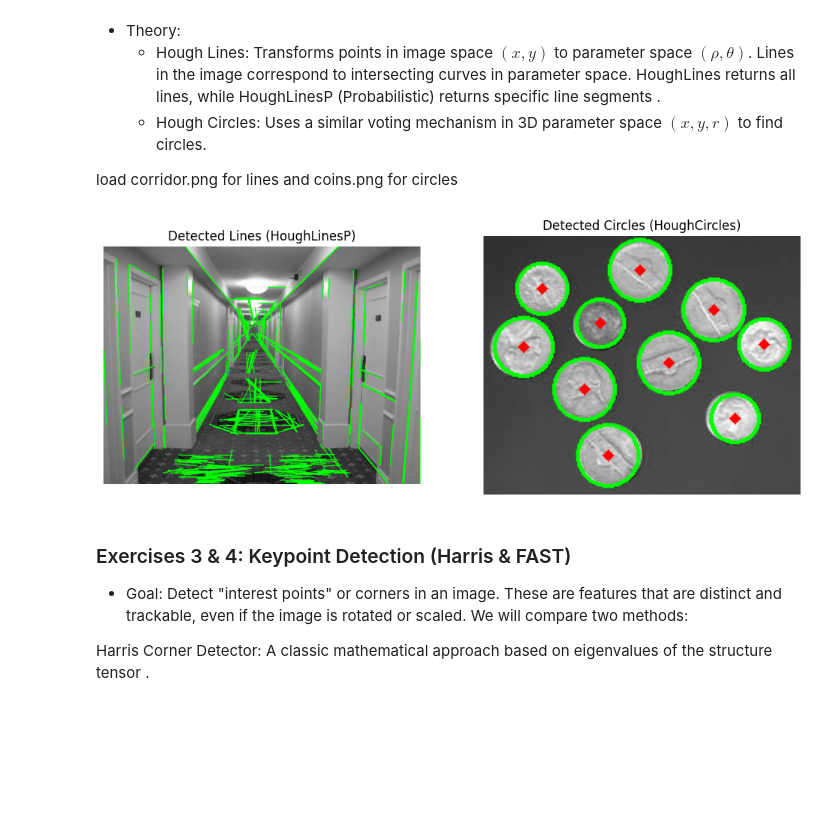
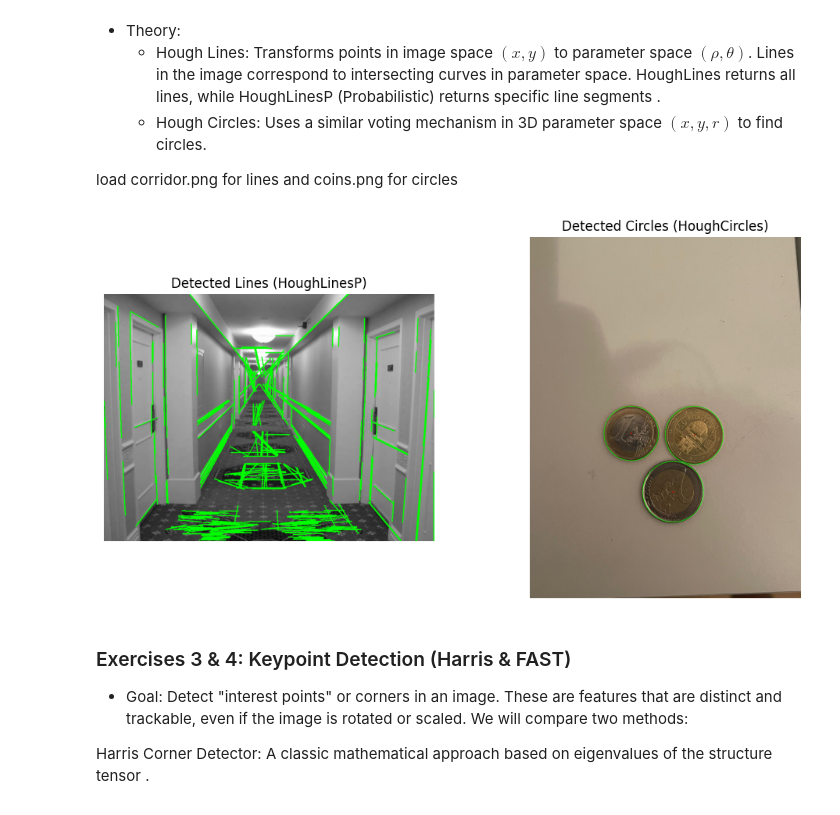
Before and after one commit to sorooshaghaei/Analyse_Image_TPs, a Jupyter notebook: TP6/TP6.ipynb, the cells around one changed output. Drawn from its saved outputs; the diff is of its cells as text; code cells hidden in the pictures; blank space fills up the shorter version.

Commit message:
update houghcircle valuse to work on coin2 photo

```diff
--- a/TP6/TP6.ipynb
+++ b/TP6/TP6.ipynb
@@ -123,7 +123,7 @@ def detect_lines_and_circles():
     plt.axis("off")
 
     # --- Part 2: Circle Detection (Coins2) ---
-    img_circles = cv2.imread("img/coins.png")
+    img_circles = cv2.imread("img/coins2.png")
     if img_circles is None:
         # Fallback if coins2.png is missing
         img_circles = np.zeros((300, 300, 3), dtype=np.uint8)
@@ -136,40 +136,40 @@ def detect_lines_and_circles():
 
     # HoughCircles (Gradient method)
     # dp: Inverse ratio of the accumulator resolution (1 = same resolution)
     # minDist: Minimum distance between the centers of the detected circles
     # param1: Higher threshold for Canny edge detector
     # param2: Accumulator threshold (lower = more circles detected)
     circles = cv2.HoughCircles(
         gray_circles,
         cv2.HOUGH_GRADIENT,
-        dp=1,
-        minDist=20,
-        param1=50,
-        param2=30,
-        minRadius=10,
-        maxRadius=50,
+        dp=1.2,
+        minDist=80,
+        param1=39,
+        param2=45,
+        minRadius=150,
+        maxRadius=175,
     )
 
     img_circles_out = img_circles.copy()
     if circles is not None:
         circles = np.uint16(np.around(circles))
         for i in circles[0, :]:
             # Draw the outer circle
             cv2.circle(img_circles_out, (i[0], i[1]), i[2], (0, 255, 0), 2)
             # Draw the center of the circle
             cv2.circle(img_circles_out, (i[0], i[1]), 2, (0, 0, 255), 3)
 
     plt.subplot(1, 2, 2)
     plt.title("Detected Circles (HoughCircles)")
     plt.imshow(cv2.cvtColor(img_circles_out, cv2.COLOR_BGR2RGB))
     plt.axis("off")
 
     plt.show()
 
 
 detect_lines_and_circles()
 # %% [output]
-[figure, old version]
+[figure, new version]
 # %% [markdown]
 ### Exercises 3 & 4: Keypoint Detection (Harris & FAST)
 - Goal: Detect "interest points" or corners in an image. These are features that are distinct and trackable, even if the image is rotated or scaled. We will compare two methods:
```
Also changed, not shown: 1 other file.
